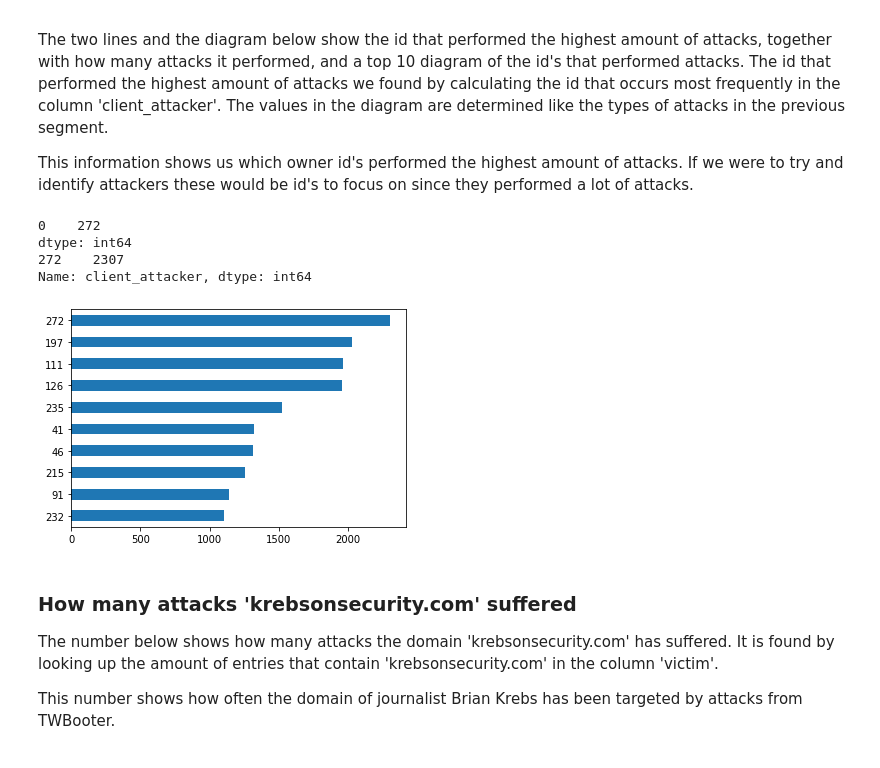
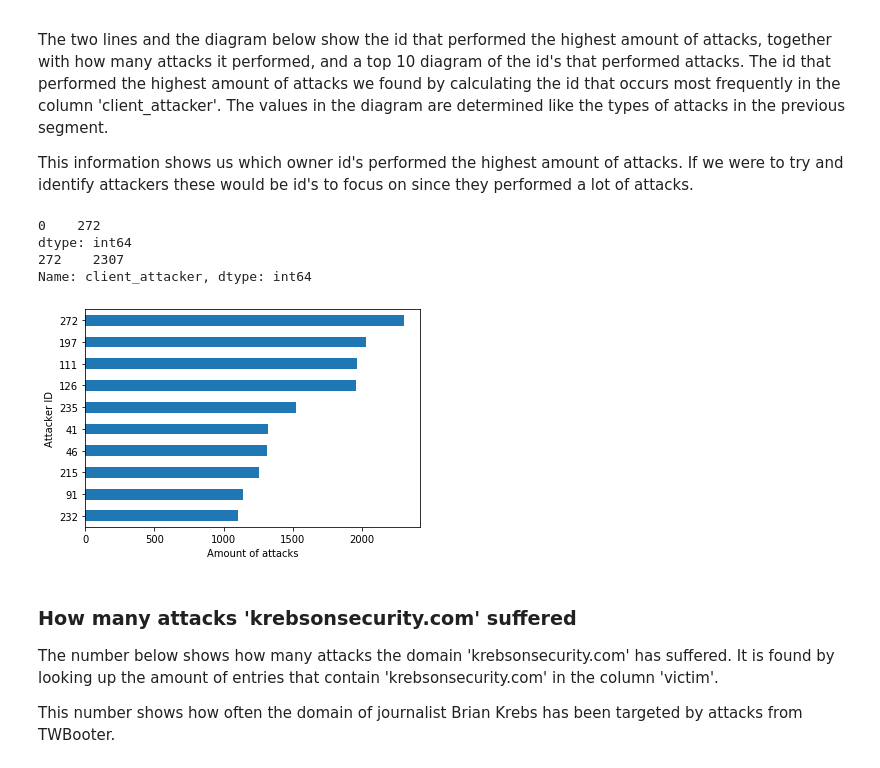
Before and after one commit to NijeboerFrank/jupyter-assignment-3, a Jupyter notebook: assignment2.ipynb, the cells around one changed output. Drawn from its saved outputs; the diff is of its cells as text; code cells hidden in the pictures.

```diff
--- a/assignment2.ipynb
+++ b/assignment2.ipynb
@@ -127,24 +136,27 @@ This information shows us which owner id's performed the highest amount of attac
 # %%
 # Get the modes (highest frequency value) of 'client_attacker' column
 attack_id = attack_df['client_attacker'].mode()
 # Display modes
 print(attack_id)
 
 # Count number of entries for each value in 'client_attacker' column
 attack_id = attack_df['client_attacker'].value_counts()
 # Print the number of entries for number one
 print(attack_id.head(1))
 
 # Take the top 10, sort these in descending order and plot as a horizontal bar graph
 attack_id.head(10).sort_values().plot.barh()
 # Display graph
+plt.ylabel('Attacker ID')
+plt.xlabel('Amount of attacks')
+
 plt.show()
 # %% [output]
 0    272
 dtype: int64
 272    2307
 Name: client_attacker, dtype: int64
-[figure, old version]
+[figure, new version]
 # %% [markdown]
 ### How many attacks 'krebsonsecurity.com' suffered
 The number below shows how many attacks the domain 'krebsonsecurity.com' has suffered. It is found by looking up the amount of entries that contain 'krebsonsecurity.com' in the column 'victim'.
```
Also changed, not shown: parts of 3 cells of this notebook.
